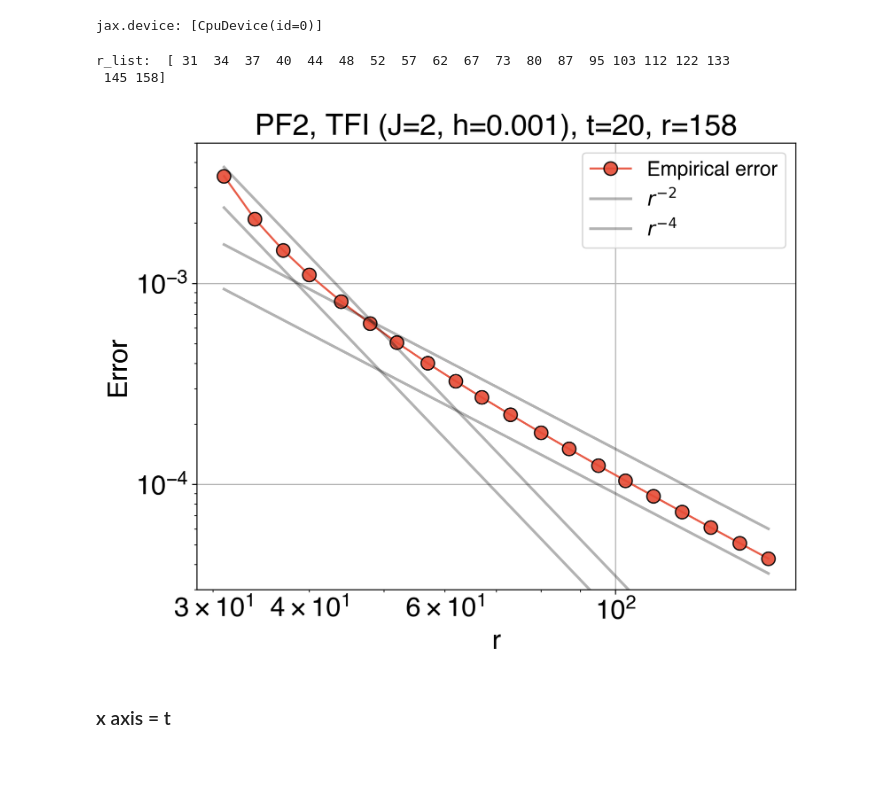
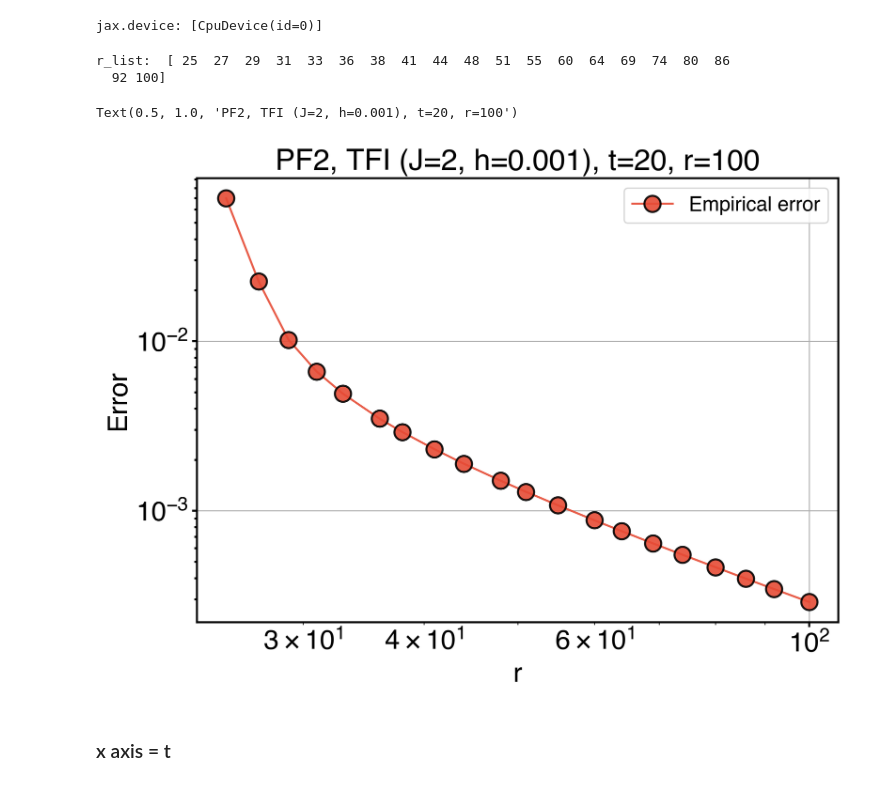
Before and after one commit to Jue-Xu/Interference-Trotter-Error, a Jupyter notebook: code/nearest_neighbor.ipynb, the cells around one changed output. Saved outputs shown, nothing was run; the diff lists cells and outputs as text; code cells hidden in the pictures.

```diff
--- a/code/nearest_neighbor.ipynb
+++ b/code/nearest_neighbor.ipynb
@@ -101,39 +81,38 @@ def standard_trotter(h_list, t, r, ord=2, verbose=False):
         appro_U = np.linalg.matrix_power(appro_U_dt, r)
 
     return appro_U
-
-J=2; h=0.001;
-r_list = np.logspace(1.5, 2.2, 20, dtype=int)
-# r_list = np.logspace(1, 1.5, 20, dtype=int)
-print('r_list: ', r_list)
-n = 7
-err_list = []
-
-for r in r_list:
-    tfI = TF_Ising_1d(n, J, h)
-    t = 20
-    exact_U = expm(-1j * t * tfI.ham.to_matrix())
-    appro_U_xyz = standard_trotter([h.to_matrix(True) for h in tfI.ham_xyz], t, r)
-    err_list.append(norm(exact_U - appro_U_xyz, ord=2))
-
-fig, ax = plt.subplots(1, 1, figsize=(8, 6))
-# ax.hlines(1e-3, r_list[0], r_list[-1], 'k', '--')
-ax.plot(r_list, err_list, 'o-', label='Empirical error')
-ax.plot(r_list, [1.5/r**2 for r in r_list], 'k-', label=r'$r^{-2}$', alpha=0.3, linewidth=2)
-ax.plot(r_list, [0.9/r**2 for r in r_list], 'k-', alpha=0.3, linewidth=2)
-ax.plot(r_list, [2200/r**4 for r in r_list], 'k-', label=r'$r^{-4}$', alpha=0.3, linewidth=2)
-ax.plot(r_list, [3500/r**4 for r in r_list], 'k-', alpha=0.3, linewidth=2)
-ax.set_xlabel('r')
-ax.set_ylabel('Error')
-ax.set_title(f'PF2, TFI (J={J}, h={h}), t={t}, r={r}')
-ax.loglog()
-ax.set_ylim([3e-5, 5e-3])
-ax.legend(); ax.grid()
-fig.savefig(f'./figs/PF2_TFI_err_n={n}_t={t}.pdf', dpi=300)
-# %% [output]
-r_list:  [ 31  34  37  40  44  48  52  57  62  67  73  80  87  95 103 112 122 133
- 145 158]
-[figure, removed]
+# %%
+J, h = 2, 0.001
+r_list = np.logspace(1.4, 2.0, 20, dtype=int)
+# r_list = np.logspace(1, 1.5, 20, dtype=int)
+print('r_list: ', r_list)
+n = 8
+err_list = []
+
+for r in r_list:
+    tfI = Nearest_Neighbour_1d(n=n, Jx=0, Jy=0, Jz=J, hx=h, hy=0, hz=0, pbc=True)
+    # tfI = TF_Ising_1d(n, J, h)
+    t = 20
+    exact_U = expm(-1j * t * tfI.ham.to_matrix())
+    appro_U_xyz = pf_r([h.to_matrix(True) for h in tfI.ham_xyz], t, r)
+    err_list.append(norm(exact_U - appro_U_xyz, ord=2))
+
+fig, ax = plt.subplots(1, 1)
+# ax.hlines(1e-3, r_list[0], r_list[-1], 'k', '--')
+ax.plot(r_list, err_list, 'o-', label='Empirical error')
+# ax.plot(r_list, [1.5/r**2 for r in r_list], 'k-', label=r'$r^{-2}$', alpha=0.3, linewidth=2)
+# ax.plot(r_list, [0.9/r**2 for r in r_list], 'k-', alpha=0.3, linewidth=2)
+# ax.plot(r_list, [2200/r**4 for r in r_list], 'k-', label=r'$r^{-4}$', alpha=0.3, linewidth=2)
+# ax.plot(r_list, [3500/r**4 for r in r_list], 'k-', alpha=0.3, linewidth=2)
+ax_set_text(ax, 'r', 'Error', log='xy')
+ax.set_title(f'PF2, TFI (J={J}, h={h}), t={t}, r={r}')
+# ax.set_ylim([3e-5, 5e-3])
+# fig.savefig(f'./figs/PF2_TFI_err_n={n}_t={t}.pdf', dpi=300)
+# %% [output]
+r_list:  [ 25  27  29  31  33  36  38  41  44  48  51  55  60  64  69  74  80  86
+  92 100]
+Text(0.5, 1.0, 'PF2, TFI (J=2, h=0.001), t=20, r=100')
+[figure, added]
 # %% [markdown]
 ### x axis = t
 # %%
```
Also changed, not shown: parts of 17 cells of this notebook, 7 other files.
